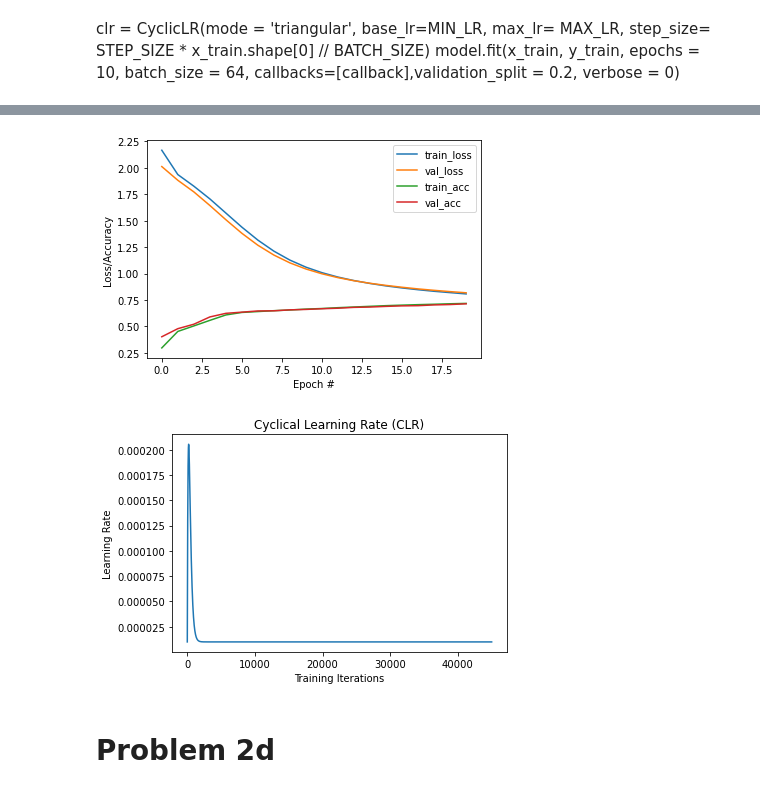
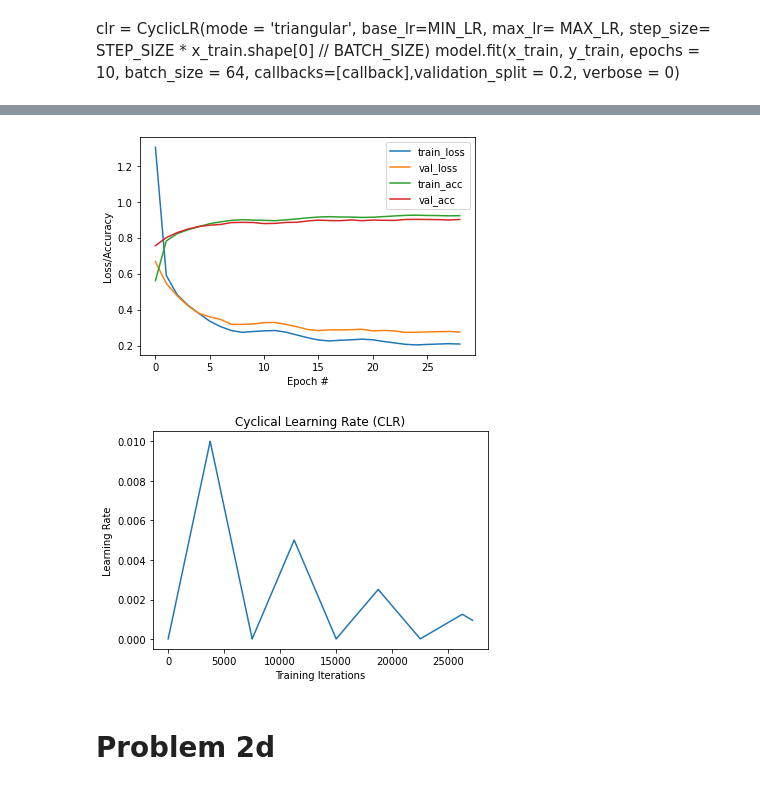
Before and after one commit to ta2642/dlhw3, a Jupyter notebook: dlhw3_1105.ipynb, the cells around one changed output, grey strips where cells are left out. Saved outputs shown, nothing was run; the diff lists cells and outputs as text; code cells hidden in the pictures.

Commit message:
problem 2 with triangular 2

```diff
--- a/dlhw3_1105.ipynb
+++ b/dlhw3_1105.ipynb
@@ -785,13 +785,13 @@ model.compile(loss="categorical_crossentropy",
               optimizer=SGD(learning_rate = MIN_LR, momentum=0.9),
           metrics=["accuracy"])
 
-clr = CyclicLR(mode = 'exp_range',
+clr = CyclicLR(mode = 'triangular2',
                base_lr=MIN_LR,
                max_lr= MAX_LR,
-               gamma=0.995,
+               #gamma=0.995,
                step_size= STEP_SIZE * x_train.shape[0] // BATCH_SIZE)
 
-earlyStop = EarlyStopping(patience = )
+earlyStop = EarlyStopping(patience = 5)
 # %% [markdown]
 clr = CyclicLR(mode = 'triangular',
                base_lr=MIN_LR,
@@ -827,17 +827,17 @@ Epoch 48/48
 # %%
-end = 20
+end = 29
 N = np.arange(0, end)
 plt.figure()
 plt.plot(N, H.history["loss"][:end], label="train_loss")
 plt.plot(N, H.history["val_loss"][:end], label="val_loss")
 plt.plot(N, H.history["accuracy"][:end], label="train_acc")
 plt.plot(N, H.history["val_accuracy"][:end], label="val_acc")
 plt.xlabel("Epoch #")
 plt.ylabel("Loss/Accuracy")
 plt.legend()
 plt.show()
 # %% [output]
-[figure, old version]
+[figure, new version]
 # %%
 # plot the learning rate history
 N = np.arange(0, len(clr.history["lr"]))
@@ -848,7 +848,7 @@ plt.xlabel("Training Iterations")
 plt.ylabel("Learning Rate")
 plt.show()
 # %% [output]
-[figure, old version]
+[figure, new version]
 # %% [markdown]
 # Problem 2d
 # %%
```
Also changed, not shown: parts of 26 cells of this notebook.
